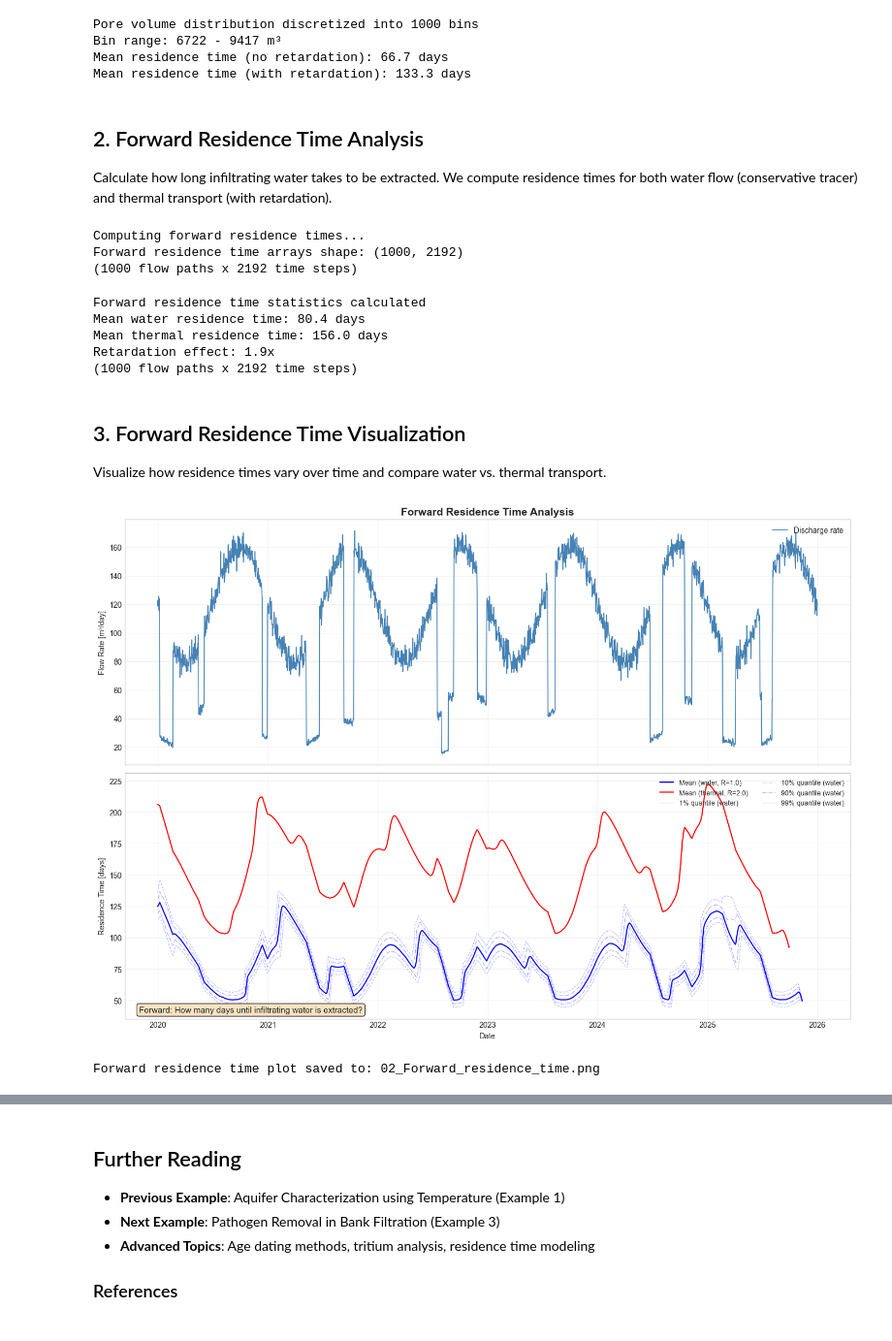
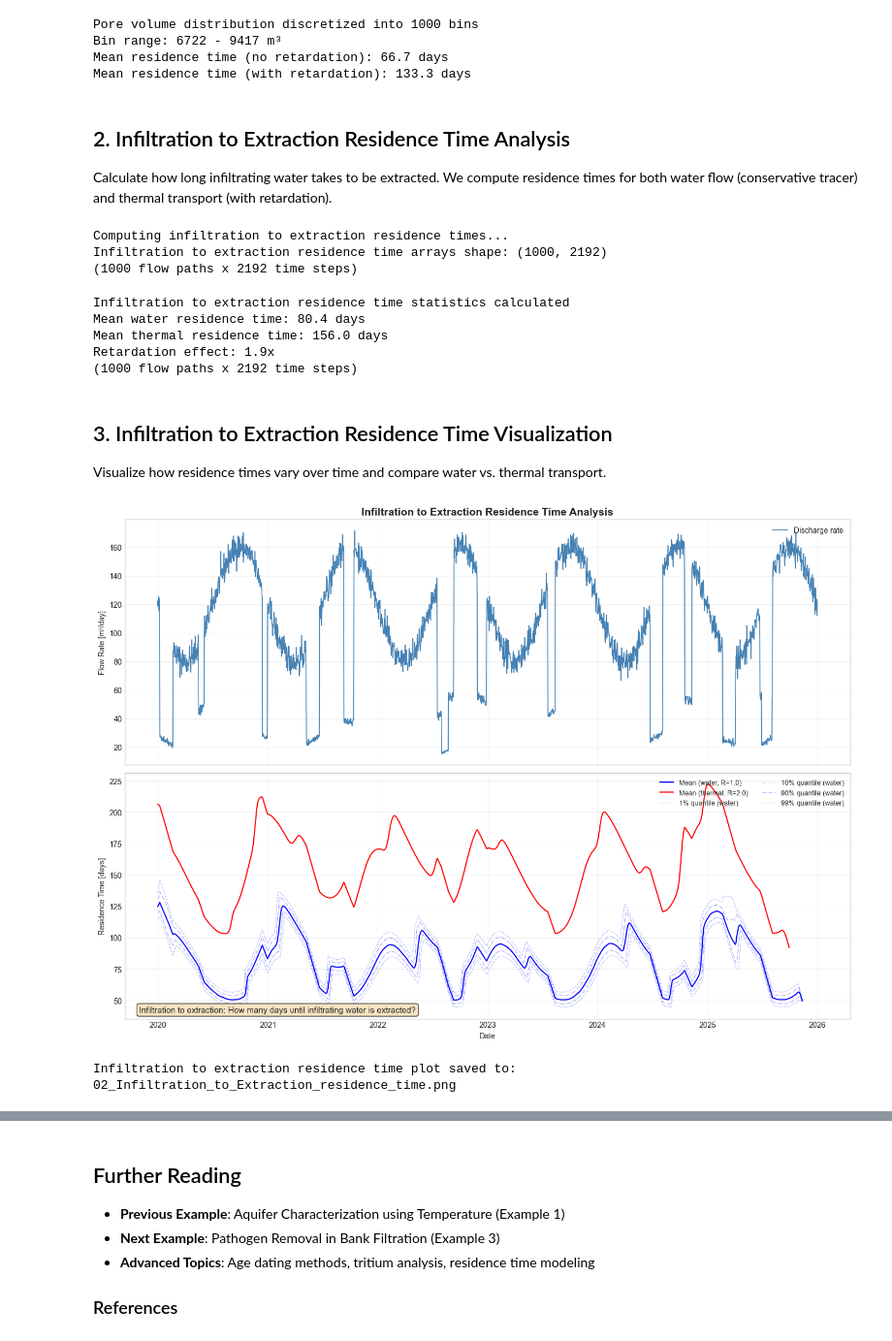
Before and after one commit to gwtransport/gwtransport, a Jupyter notebook: examples/02_Residence_Time_Analysis.ipynb, the cells around one changed output, grey strips where cells are left out. Shown at 97% size. Cells and saved outputs as stored; diff of their text form; code cells hidden in the pictures.

```diff
--- a/examples/02_Residence_Time_Analysis.ipynb
+++ b/examples/02_Residence_Time_Analysis.ipynb
@@ -126,65 +126,71 @@ Bin range: 6722 - 9417 m³
 Mean residence time (no retardation): 66.7 days
 Mean residence time (with retardation): 133.3 days
 # %% [markdown]
-## 2. Forward Residence Time Analysis
+## 2. Infiltration to Extraction Residence Time Analysis
 
 Calculate how long infiltrating water takes to be extracted. We compute residence times for both water flow (conservative tracer) and thermal transport (with retardation).
 # %%
-print("Computing forward residence times...")
+print("Computing infiltration to extraction residence times...")
 
 # Water residence time (no retardation)
-rt_forward_water = residence_time(
+rt_infiltration_to_extraction_water = residence_time(
     flow=df.flow,
     flow_tedges=tedges,
     aquifer_pore_volume=bins["expected_value"],
     retardation_factor=1.0,  # Conservative tracer (water flow)
-    direction="infiltration",
+    direction="infiltration_to_extraction",
 )
 
 # Thermal residence time (with retardation)
-rt_forward_thermal = residence_time(
+rt_infiltration_to_extraction_thermal = residence_time(
     flow=df.flow,
     flow_tedges=tedges,
     aquifer_pore_volume=bins["expected_value"],
     retardation_factor=retardation_factor,  # Heat transport (slower)
-    direction="infiltration",
+    direction="infiltration_to_extraction",
 )
 
-print(f"Forward residence time arrays shape: {rt_forward_water.shape}")
-print(f"({rt_forward_water.shape[0]} flow paths x {rt_forward_water.shape[1]} time steps)")
+print(f"Infiltration to extraction residence time arrays shape: {rt_infiltration_to_extraction_water.shape}")
+print(
+    f"({rt_infiltration_to_extraction_water.shape[0]} flow paths x {rt_infiltration_to_extraction_water.shape[1]} time steps)"
+)
 # %% [output]
-Computing forward residence times...
-Forward residence time arrays shape: (1000, 2192)
+Computing infiltration to extraction residence times...
+Infiltration to extraction residence time arrays shape: (1000, 2192)
 (1000 flow paths x 2192 time steps)
 # %%
 # Statistical analysis of residence time distributions
 quantiles = [1, 10, 90, 99]  # Percentiles for uncertainty bounds
-quantile_headers = [f"rt_forward_water_{q}%" for q in quantiles]
+quantile_headers = [f"rt_infiltration_to_extraction_water_{q}%" for q in quantiles]
 
 with warnings.catch_warnings():
     warnings.filterwarnings(action="ignore", message="Mean of empty slice")
     warnings.filterwarnings(action="ignore", message="All-NaN slice encountered")
 
     # Calculate mean residence times
-    df["rt_forward_water_mean"] = np.nanmean(rt_forward_water, axis=0)
-    df["rt_forward_thermal_mean"] = np.nanmean(rt_forward_thermal, axis=0)
+    df["rt_infiltration_to_extraction_water_mean"] = np.nanmean(rt_infiltration_to_extraction_water, axis=0)
+    df["rt_infiltration_to_extraction_thermal_mean"] = np.nanmean(rt_infiltration_to_extraction_thermal, axis=0)
 
     # Calculate percentiles for uncertainty analysis
-    df[quantile_headers] = np.nanpercentile(rt_forward_water, quantiles, axis=0).T
+    df[quantile_headers] = np.nanpercentile(rt_infiltration_to_extraction_water, quantiles, axis=0).T
 
-print("Forward residence time statistics calculated")
-print(f"Mean water residence time: {df['rt_forward_water_mean'].mean():.1f} days")
-print(f"Mean thermal residence time: {df['rt_forward_thermal_mean'].mean():.1f} days")
-print(f"Retardation effect: {df['rt_forward_thermal_mean'].mean() / df['rt_forward_water_mean'].mean():.1f}x")
-print(f"({rt_forward_water.shape[0]} flow paths x {rt_forward_water.shape[1]} time steps)")
+print("Infiltration to extraction residence time statistics calculated")
+print(f"Mean water residence time: {df['rt_infiltration_to_extraction_water_mean'].mean():.1f} days")
+print(f"Mean thermal residence time: {df['rt_infiltration_to_extraction_thermal_mean'].mean():.1f} days")
+print(
+    f"Retardation effect: {df['rt_infiltration_to_extraction_thermal_mean'].mean() / df['rt_infiltration_to_extraction_water_mean'].mean():.1f}x"
+)
+print(
+    f"({rt_infiltration_to_extraction_water.shape[0]} flow paths x {rt_infiltration_to_extraction_water.shape[1]} time steps)"
+)
 # %% [output]
-Forward residence time statistics calculated
+Infiltration to extraction residence time statistics calculated
 Mean water residence time: 80.4 days
 Mean thermal residence time: 156.0 days
 Retardation effect: 1.9x
 (1000 flow paths x 2192 time steps)
 # %% [markdown]
-## 3. Forward Residence Time Visualization
+## 3. Infiltration to Extraction Residence Time Visualization
 
 Visualize how residence times vary over time and compare water vs. thermal transport.
 # %%
@@ -193,21 +199,21 @@ fig, ax = plt.subplots(2, 1, figsize=(14, 10), sharex=True)
 # Flow rate subplot
 ax[0].plot(df.index, df.flow, label="Discharge rate", color="steelblue", linewidth=1.2)
 ax[0].set_ylabel("Flow Rate [m³/day]")
-ax[0].set_title("Forward Residence Time Analysis", fontsize=14, fontweight="bold")
+ax[0].set_title("Infiltration to Extraction Residence Time Analysis", fontsize=14, fontweight="bold")
 ax[0].legend(loc="upper right")
 ax[0].grid(True, alpha=0.3)
 
 # Residence time subplot
 ax[1].plot(
     df.index,
-    df.rt_forward_water_mean,
+    df.rt_infiltration_to_extraction_water_mean,
     label="Mean (water, R=1.0)",
     color="blue",
     linewidth=1.5,
 )
 ax[1].plot(
     df.index,
-    df.rt_forward_thermal_mean,
+    df.rt_infiltration_to_extraction_thermal_mean,
     label=f"Mean (thermal, R={retardation_factor:.1f})",
     color="red",
     linewidth=1.5,
@@ -219,40 +225,40 @@ for q in quantiles:
     linestyle = "--" if q in {1, 99} else "-."
     ax[1].plot(
         df.index,
-        df[f"rt_forward_water_{q}%"],
+        df[f"rt_infiltration_to_extraction_water_{q}%"],
         label=f"{q}% quantile (water)",
         color="blue",
         alpha=alpha_val,
         linewidth=0.8,
         linestyle=linestyle,
     )
 
 ax[1].set_ylabel("Residence Time [days]")
 ax[1].set_xlabel("Date")
 ax[1].legend(loc="upper right", ncol=2, fontsize=9)
 ax[1].grid(True, alpha=0.3)
 
 # Add explanatory text
 ax[1].text(
     0.02,
     0.02,
-    "Forward: How many days until infiltrating water is extracted?",
+    "Infiltration to extraction: How many days until infiltrating water is extracted?",
     ha="left",
     va="bottom",
     transform=ax[1].transAxes,
     fontsize=11,
     bbox={"boxstyle": "round,pad=0.3", "facecolor": "wheat", "alpha": 0.8},
 )
 
 plt.tight_layout()
 
-# Save the forward residence time plot
-out_path = Path("02_Forward_residence_time.png")
+# Save the infiltration to extraction residence time plot
+out_path = Path("02_Infiltration_to_Extraction_residence_time.png")
 plt.savefig(out_path, dpi=300, bbox_inches="tight")
 plt.show()
 
-print(f"Forward residence time plot saved to: {out_path}")
+print(f"Infiltration to extraction residence time plot saved to: {out_path}")
 # %% [output]
-[figure, old version]
+[figure, new version]
-Forward residence time plot saved to: 02_Forward_residence_time.png
+Infiltration to extraction residence time plot saved to: 02_Infiltration_to_Extraction_residence_time.png
 # %% [markdown]
```
Also changed, not shown: parts of 12 cells of this notebook, 7 other files.
